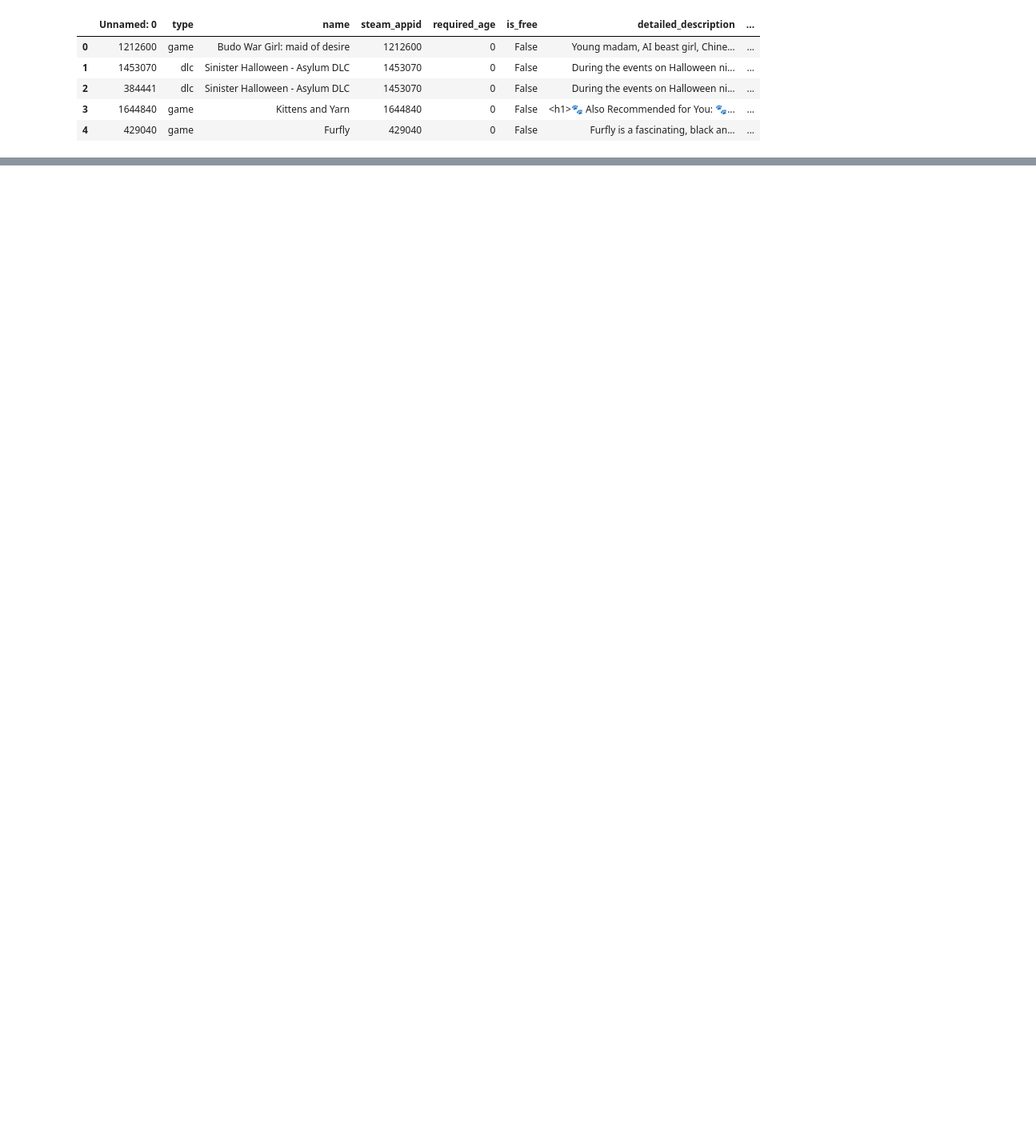
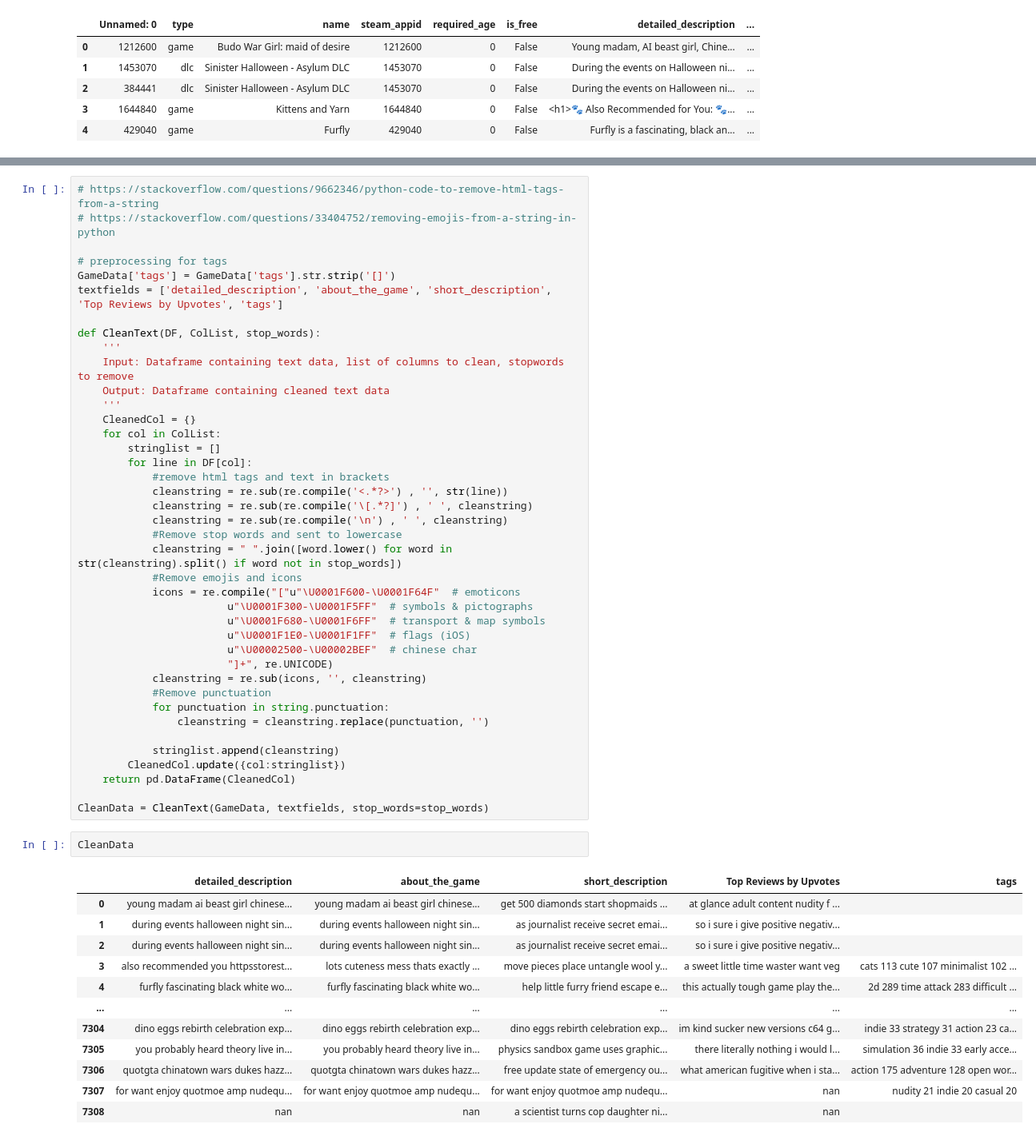
Before and after one commit to Jcc329/Jessica_DATA606, a Jupyter notebook: Clean_Data/Steam_Data_Cleaning.ipynb, the cells around one changed output, grey strips where cells are left out. Shown: that part at 80% size. Saved outputs shown, nothing was run; the diff lists cells and outputs as text; blank space fills up the shorter version.

```diff
--- a/Clean_Data/Steam_Data_Cleaning.ipynb
+++ b/Clean_Data/Steam_Data_Cleaning.ipynb
@@ -380,0 +394,55 @@ Target fields:
+# %%
+# https://stackoverflow.com/questions/9662346/python-code-to-remove-html-tags-from-a-string
+# https://stackoverflow.com/questions/33404752/removing-emojis-from-a-string-in-python
+
+# preprocessing for tags
+GameData['tags'] = GameData['tags'].str.strip('[]')
+textfields = ['detailed_description', 'about_the_game', 'short_description', 'Top Reviews by Upvotes', 'tags']
+
+def CleanText(DF, ColList, stop_words):
+    '''
+    Input: Dataframe containing text data, list of columns to clean, stopwords to remove
+    Output: Dataframe containing cleaned text data
+    '''
+    CleanedCol = {}
+    for col in ColList:
+        stringlist = []
+        for line in DF[col]:
+            #remove html tags and text in brackets
+            cleanstring = re.sub(re.compile('<.*?>') , '', str(line))
+            cleanstring = re.sub(re.compile('\[.*?]') , ' ', cleanstring)
+            cleanstring = re.sub(re.compile('\n') , ' ', cleanstring)
+            #Remove stop words and sent to lowercase
+            cleanstring = " ".join([word.lower() for word in str(cleanstring).split() if word not in stop_words])
+            #Remove emojis and icons
+            icons = re.compile("["u"\U0001F600-\U0001F64F"  # emoticons
+                        u"\U0001F300-\U0001F5FF"  # symbols & pictographs
+                        u"\U0001F680-\U0001F6FF"  # transport & map symbols
+                        u"\U0001F1E0-\U0001F1FF"  # flags (iOS)
+                        u"\U00002500-\U00002BEF"  # chinese char
+                        "]+", re.UNICODE)
+            cleanstring = re.sub(icons, '', cleanstring)
+            #Remove punctuation
+            for punctuation in string.punctuation:
+                cleanstring = cleanstring.replace(punctuation, '')
+
+            stringlist.append(cleanstring)
+        CleanedCol.update({col:stringlist})
+    return pd.DataFrame(CleanedCol)
+
+CleanData = CleanText(GameData, textfields, stop_words=stop_words)
+# %%
+CleanData
+# %% [output]
+|  | detailed_description | about_the_game | short_description | Top Reviews by Upvotes | tags |
+| 0 | young madam ai beast girl chinese... | young madam ai beast girl chinese... | get 500 diamonds start shopmaids ... | at glance adult content nudity f ... |  |
+| 1 | during events halloween night sin... | during events halloween night sin... | as journalist receive secret emai... | so i sure i give positive negativ... |  |
+| 2 | during events halloween night sin... | during events halloween night sin... | as journalist receive secret emai... | so i sure i give positive negativ... |  |
+| 3 | also recommended you httpsstorest... | lots cuteness mess thats exactly ... | move pieces place untangle wool y... | a sweet little time waster want veg | cats 113 cute 107 minimalist 102 ... |
+| 4 | furfly fascinating black white wo... | furfly fascinating black white wo... | help little furry friend escape e... | this actually tough game play the... | 2d 289 time attack 283 difficult ... |
+| ... | ... | ... | ... | ... | ... |
+| 7304 | dino eggs rebirth celebration exp... | dino eggs rebirth celebration exp... | dino eggs rebirth celebration exp... | im kind sucker new versions c64 g... | indie 33 strategy 31 action 23 ca... |
+| 7305 | you probably heard theory live in... | you probably heard theory live in... | physics sandbox game uses graphic... | there literally nothing i would l... | simulation 36 indie 33 early acce... |
+| 7306 | quotgta chinatown wars dukes hazz... | quotgta chinatown wars dukes hazz... | free update state of emergency ou... | what american fugitive when i sta... | action 175 adventure 128 open wor... |
+| 7307 | for want enjoy quotmoe amp nudequ... | for want enjoy quotmoe amp nudequ... | for want enjoy quotmoe amp nudequ... | nan | nudity 21 indie 20 casual 20 |
+| 7308 | nan | nan | a scientist turns cop daughter ni... | nan |  |
```
Also changed, not shown: parts of 7 cells of this notebook.
